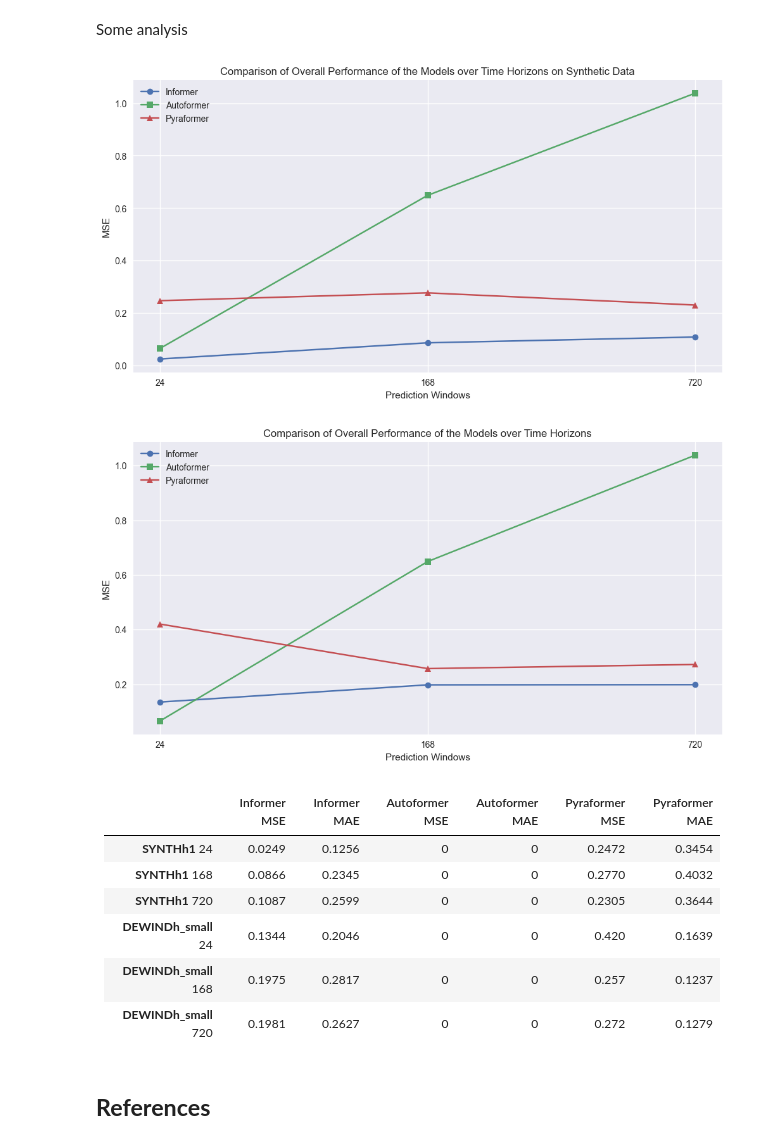
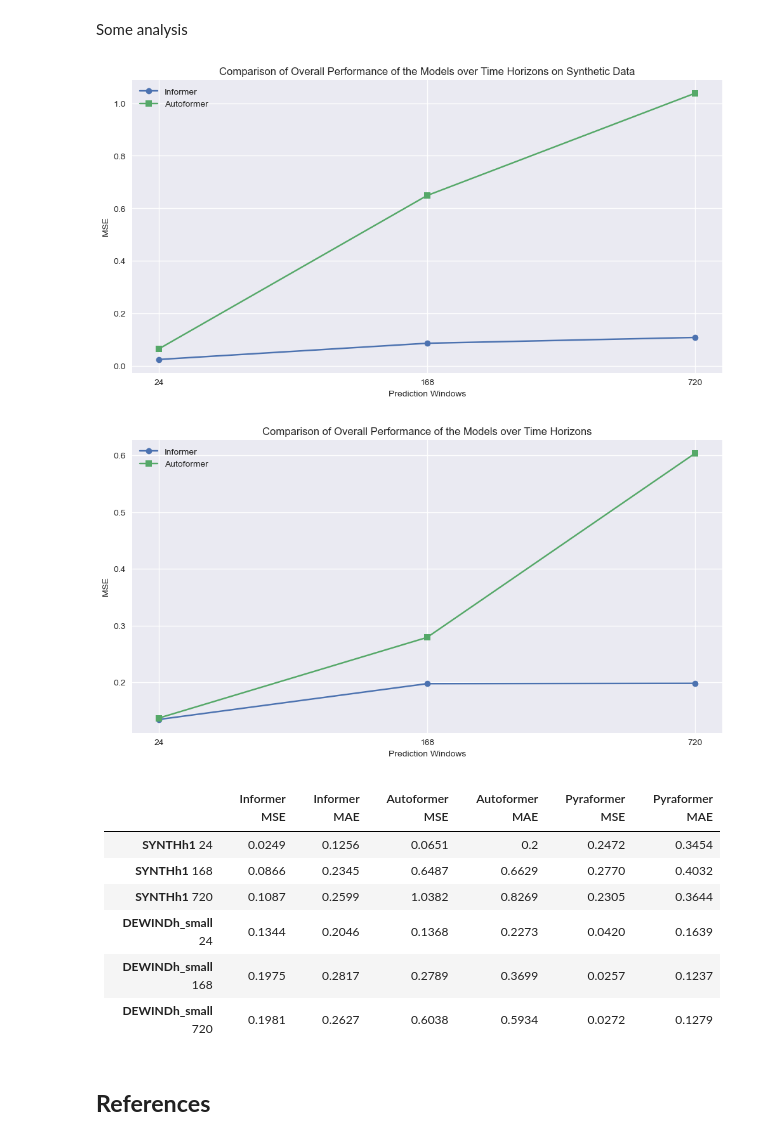
Before and after one commit to anasashb/TransformersEnergyTS, a Jupyter notebook: prototype.ipynb, the cells around one changed output. Cells and saved outputs as stored; diff of their text form; code cells hidden in the pictures.

```diff
--- a/prototype.ipynb
+++ b/prototype.ipynb
@@ -448,7 +472,7 @@ windows = ['24', '168', '720']
 plt.figure(figsize=(12, 6))
 plt.plot(windows, errors_synthetic_informer, marker='o', label='Informer')
 plt.plot(windows, errors_synthetic_autoformer, marker='s', label='Autoformer')
-plt.plot(windows, errors_synthetic_pyraformer, marker='^', label='Pyraformer')
+#plt.plot(windows, errors_synthetic_autoformer, marker='^', label='Pyraformer')
 plt.xlabel('Prediction Windows')
 plt.ylabel('MSE')
 plt.title('Comparison of Overall Performance of the Models over Time Horizons on Synthetic Data')
@@ -456,7 +480,7 @@ plt.legend()
 plt.show()
 plt.close()
 # %% [output]
-[figure, old version]
+[figure, new version]
 # %%
 errors_wind_informer = [informer_windmetrics_24[1], informer_windmetrics_168[1], informer_windmetrics_720[1]]
 errors_wind_autoformer = [autoformer_windmetrics_24[1], autoformer_windmetrics_168[1], autoformer_windmetrics_720[1]]
@@ -464,25 +488,25 @@ errors_synthetic_pyraformer = [0.420,0.257,0.272]
 # %%
 plt.figure(figsize=(12, 6))
 plt.plot(windows, errors_wind_informer, marker='o', label='Informer')
-plt.plot(windows, errors_synthetic_autoformer, marker='s', label='Autoformer')
-plt.plot(windows, errors_synthetic_pyraformer, marker='^', label='Pyraformer')
+plt.plot(windows, errors_wind_autoformer , marker='s', label='Autoformer')
+#plt.plot(windows, errors_synthetic_autoformer, marker='^', label='Pyraformer')
 plt.xlabel('Prediction Windows')
 plt.ylabel('MSE')
 plt.title('Comparison of Overall Performance of the Models over Time Horizons')
 plt.legend()
 plt.show()
 plt.close()
 # %% [output]
-[figure, old version]
+[figure, new version]
 # %% [markdown]
 |  | Informer MSE | Informer MAE | Autoformer MSE | Autoformer MAE | Pyraformer MSE | Pyraformer MAE |
 |---------|-------------|-------------|-------------|-------------|-------------|-------------|
-| **SYNTHh1** 24 | 0.0249| 0.1256 | 0 | 0 | 0.2472 | 0.3454 |
-| **SYNTHh1** 168 | 0.0866 | 0.2345 | 0 | 0 | 0.2770 | 0.4032 |
-| **SYNTHh1** 720 | 0.1087 | 0.2599 | 0 | 0 | 0.2305 | 0.3644 |
-| **DEWINDh_small** 24 | 0.1344 | 0.2046 | 0 | 0 | 0.420 | 0.1639 |
-| **DEWINDh_small** 168 | 0.1975 | 0.2817 | 0 | 0 | 0.257 | 0.1237 |
-| **DEWINDh_small** 720 | 0.1981 | 0.2627 | 0 | 0 |0.272 | 0.1279|
+| **SYNTHh1** 24 | 0.0249| 0.1256 | 0.0651 | 0.2 | 0.2472 | 0.3454 |
+| **SYNTHh1** 168 | 0.0866 | 0.2345 | 0.6487 | 0.6629 | 0.2770 | 0.4032 |
+| **SYNTHh1** 720 | 0.1087 | 0.2599 |1.0382 |  0.8269 | 0.2305 | 0.3644 |
+| **DEWINDh_small** 24 | 0.1344 | 0.2046 | 0.1368 | 0.2273 | 0.0420 | 0.1639 |
+| **DEWINDh_small** 168 | 0.1975 | 0.2817 | 0.2789 | 0.3699 | 0.0257 | 0.1237 |
+| **DEWINDh_small** 720 | 0.1981 | 0.2627 | 0.6038 | 0.5934 |0.0272 | 0.1279|
 # %% [markdown]
 ## **References**
 # %% [markdown]
```
Also changed, not shown: parts of 54 cells of this notebook.
